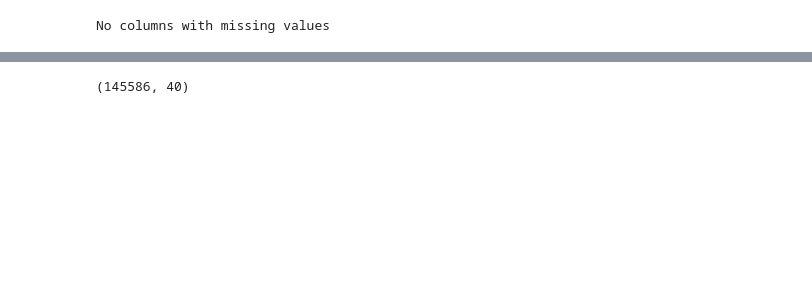
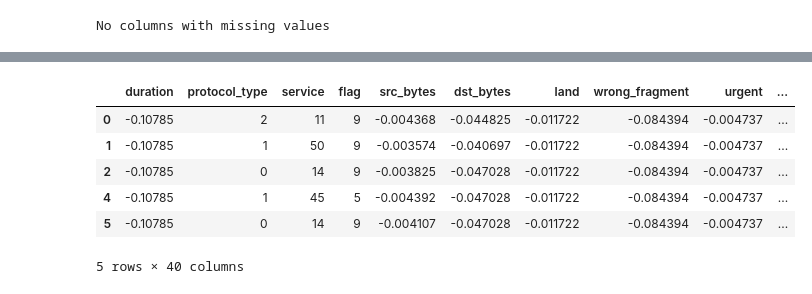
Before and after one commit to renovat10/ICTK-ML-AI-NORKA2022_Oct, a Jupyter notebook: intrusion-detection-case-study.ipynb, the cells around one changed output, grey strips where cells are left out. Drawn from its saved outputs; the diff is of its cells as text; code cells hidden in the pictures; blank space fills up the shorter version.

```diff
--- a/intrusion-detection-case-study.ipynb
+++ b/intrusion-detection-case-study.ipynb
@@ -102,4 +140,10 @@ No. of duplicated rows : 348435
 # %%
-tcp.shape
+tcp.head()
 # %% [output]
+|  | duration | protocol_type | service | flag | src_bytes | dst_bytes | land | wrong_fragment | urgent | ... |
+| 0 | -0.10785 | 2 | 11 | 9 | -0.004368 | -0.044825 | -0.011722 | -0.084394 | -0.004737 | ... |
+| 1 | -0.10785 | 1 | 50 | 9 | -0.003574 | -0.040697 | -0.011722 | -0.084394 | -0.004737 | ... |
+| 2 | -0.10785 | 0 | 14 | 9 | -0.003825 | -0.047028 | -0.011722 | -0.084394 | -0.004737 | ... |
+| 4 | -0.10785 | 1 | 45 | 5 | -0.004392 | -0.047028 | -0.011722 | -0.084394 | -0.004737 | ... |
+| 5 | -0.10785 | 0 | 14 | 9 | -0.004107 | -0.047028 | -0.011722 | -0.084394 | -0.004737 | ... |
-(145586, 40)
+5 rows × 40 columns
```
Also changed, not shown: parts of 21 cells of this notebook.
